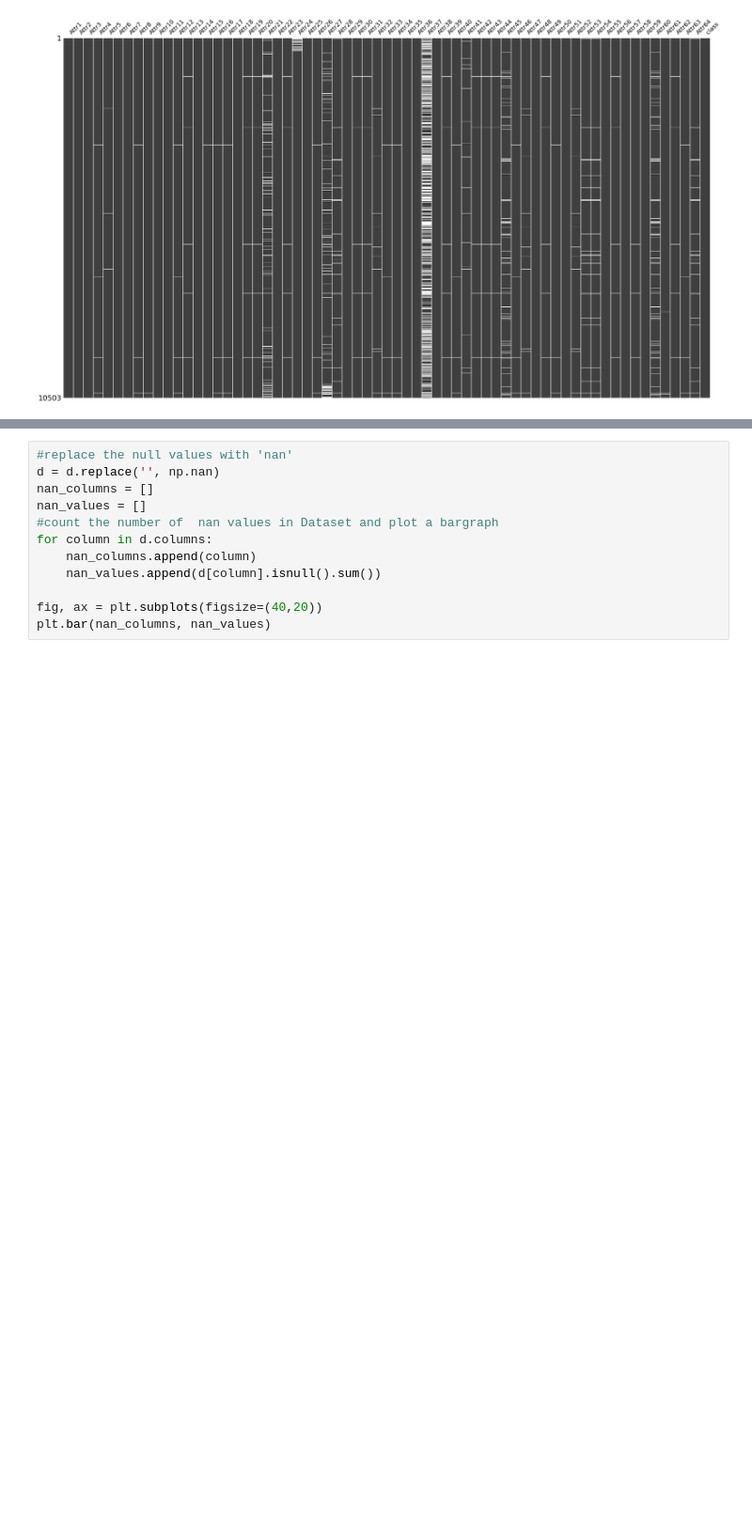
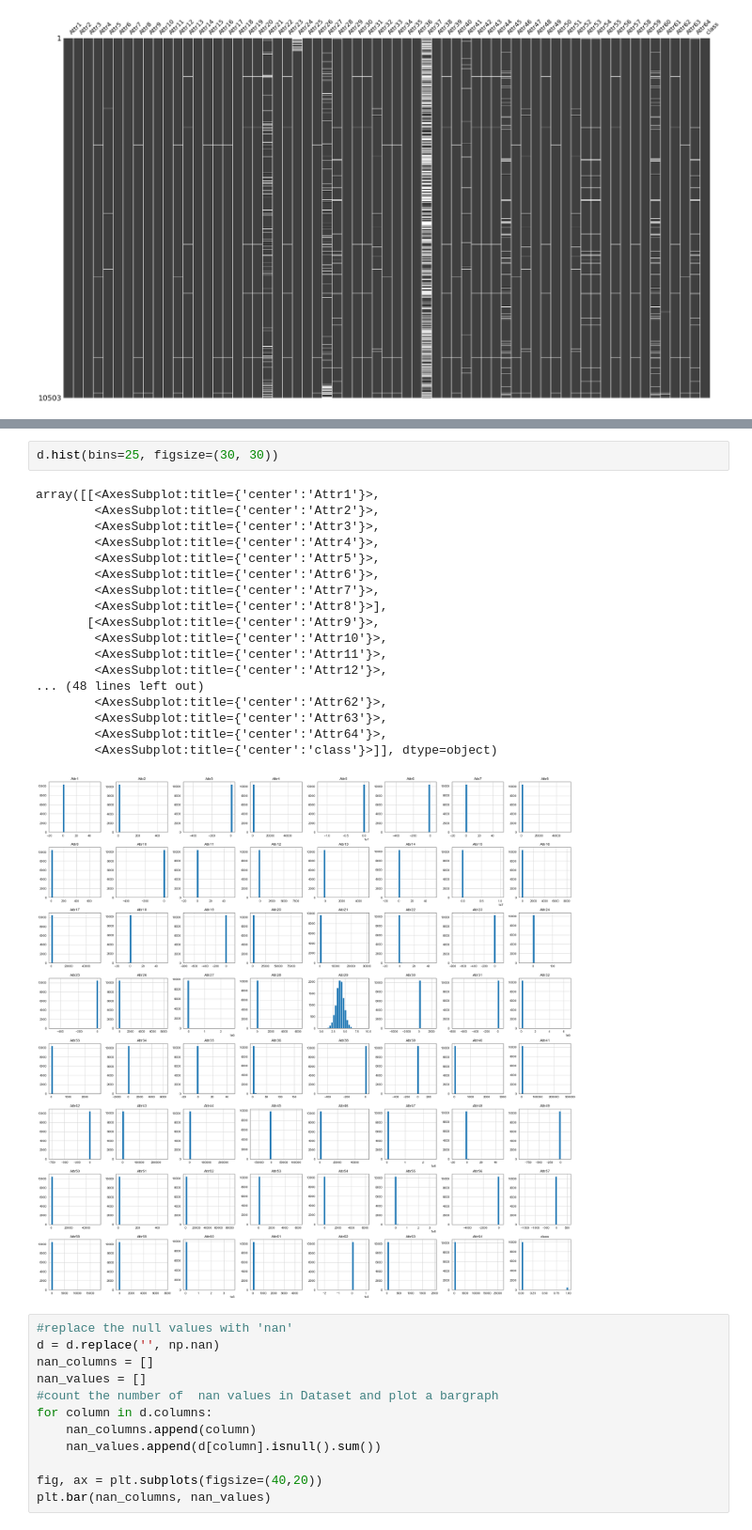
Before and after one commit to swapnalisonkusale/ML-Project-Group-7, a Jupyter notebook: Bankrupcy_try.ipynb, the cells around one changed output, grey strips where cells are left out. Shown at 94% size. Saved outputs shown, nothing was run; the diff lists cells and outputs as text; blank space fills up the shorter version.

```diff
--- a/Bankrupcy_try.ipynb
+++ b/Bankrupcy_try.ipynb
@@ -99,3 +116,24 @@ dtype: int64
+# %%
+d.hist(bins=25, figsize=(30, 30))
+# %% [output]
+array([[<AxesSubplot:title={'center':'Attr1'}>,
+        <AxesSubplot:title={'center':'Attr2'}>,
+        <AxesSubplot:title={'center':'Attr3'}>,
+        <AxesSubplot:title={'center':'Attr4'}>,
+        <AxesSubplot:title={'center':'Attr5'}>,
+        <AxesSubplot:title={'center':'Attr6'}>,
+        <AxesSubplot:title={'center':'Attr7'}>,
+        <AxesSubplot:title={'center':'Attr8'}>],
+       [<AxesSubplot:title={'center':'Attr9'}>,
+        <AxesSubplot:title={'center':'Attr10'}>,
+        <AxesSubplot:title={'center':'Attr11'}>,
+        <AxesSubplot:title={'center':'Attr12'}>,
+... (48 lines left out)
+        <AxesSubplot:title={'center':'Attr62'}>,
+        <AxesSubplot:title={'center':'Attr63'}>,
+        <AxesSubplot:title={'center':'Attr64'}>,
+        <AxesSubplot:title={'center':'class'}>]], dtype=object)
+[figure, added]
 # %%
 #replace the null values with 'nan'
 d = d.replace('', np.nan)
```
Also changed, not shown: parts of 54 cells of this notebook.
